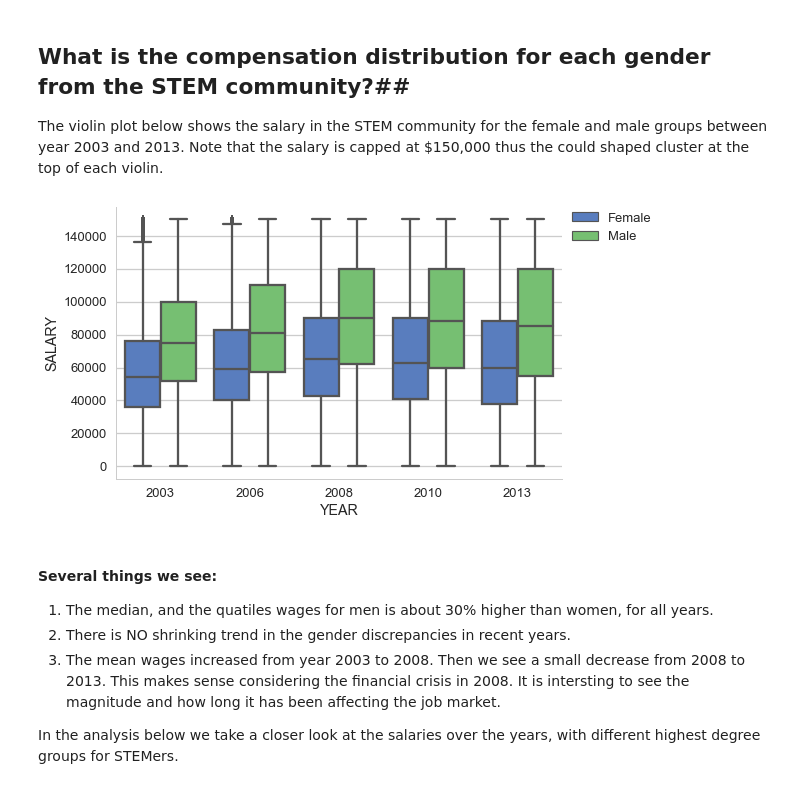
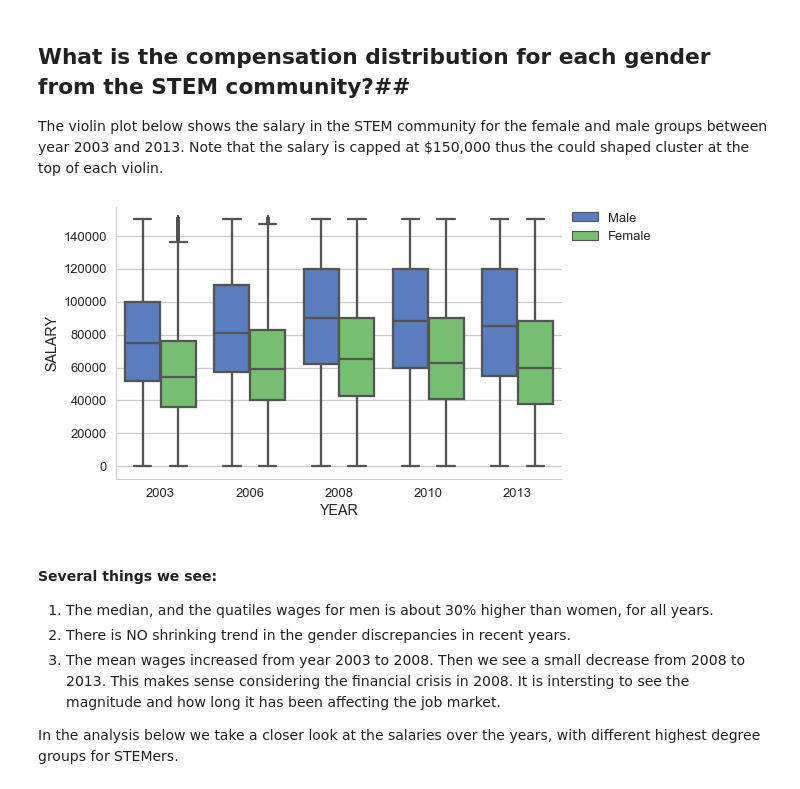
Before and after one commit to shuojiashi/women_in_stem, a Jupyter notebook: notebooks/HigherEdEDA_upload.ipynb, the cells around one changed output. Saved outputs shown, nothing was run; the diff lists cells and outputs as text; code cells hidden in the pictures.

```diff
--- a/notebooks/HigherEdEDA_upload.ipynb
+++ b/notebooks/HigherEdEDA_upload.ipynb
@@ -265,14 +267,14 @@ The violin plot below shows the salary in the STEM community for the female and
 # %%
 #bar plot of gender and salary
 fig=plt.figure(figsize=[8,5])
 ax = fig.add_subplot(111)
-sns.boxplot(data=df, y = 'SALARY', x = 'YEAR', hue = 'GENDERS', palette="muted", ax=ax)
+sns.boxplot(data=df, y = 'SALARY', x = 'YEAR', hue = 'GENDERS',hue_order=['Male','Female'], palette="muted", ax=ax)
 sns.despine()
 lgd=ax.legend(bbox_to_anchor=(1.01, 1), loc=2, borderaxespad=0.)
 plt.tight_layout
-plt.savefig('./../results/gendersalary.png',bbox_extra_artists=(lgd,), bbox_inches='tight')
+plt.savefig('./../results/gendersalary.png',bbox_extra_artists=(lgd,), bbox_inches='tight', dpi = 150)
 # %% [output]
-[figure, old version]
+[figure, new version]
 # %% [markdown]
 #### Several things we see: ####
 1. The median, and the quatiles wages for men is about 30\% higher than women, for all years.
```
Also changed, not shown: parts of 11 cells of this notebook.
